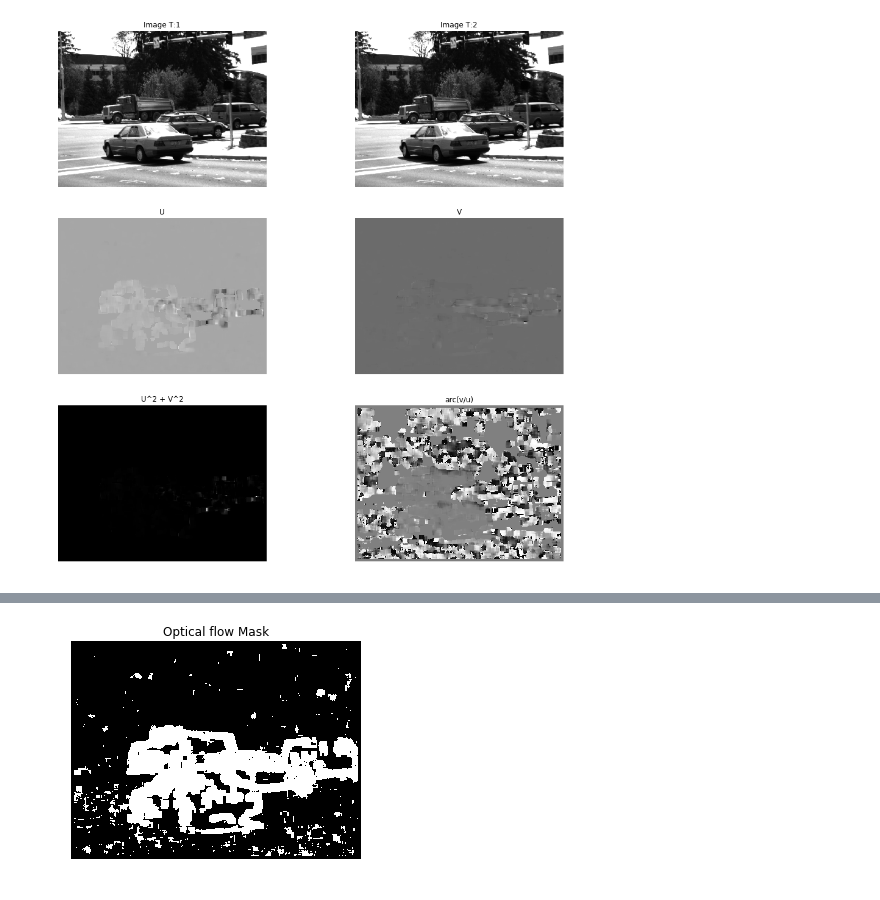
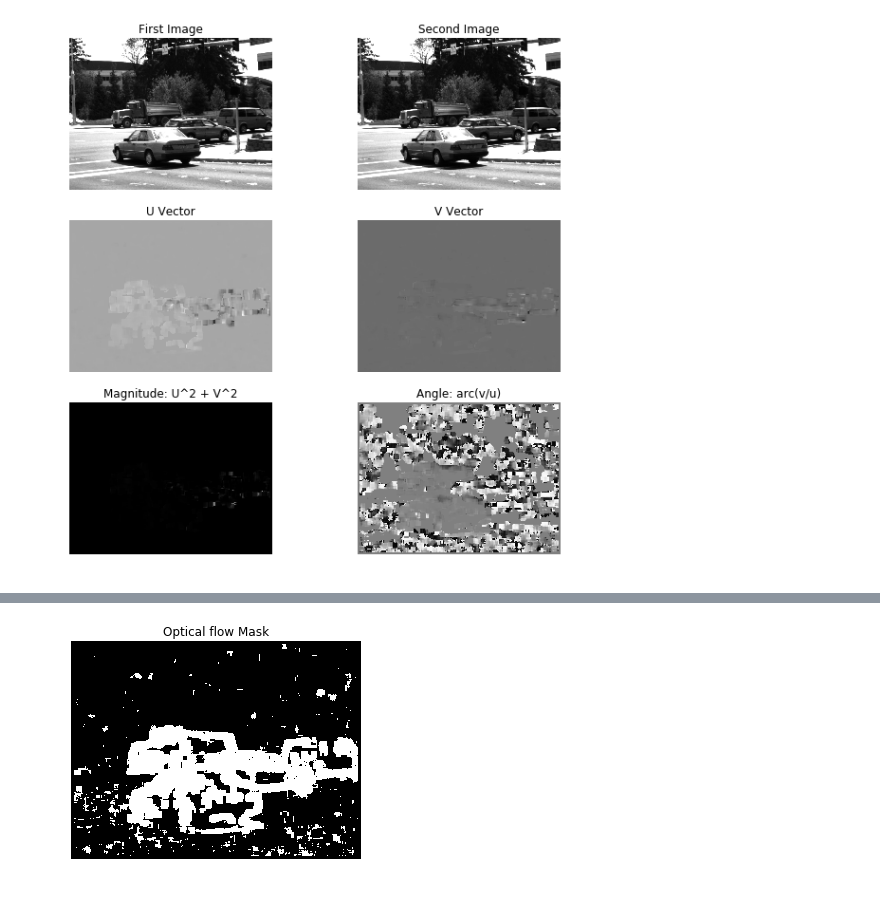
Before and after one commit to BonJovi1/Optical-Flow, a Jupyter notebook: code.ipynb, the cells around one changed output, grey strips where cells are left out. Cells and saved outputs as stored; diff of their text form; code cells hidden in the pictures.

```diff
--- a/code.ipynb
+++ b/code.ipynb
@@ -96,46 +107,46 @@ u1,v1 = optical_flow(img1g, img2g, 15)
 # %%
-def display_opticalflow_results(im1,im2,u,v,fig_size=(16,16),arrow_thres=0.02):
+def plot_vectors(im1,im2,u,v,fig_size=(10,10),arrow_thres=0.02):
 
     fig = plt.figure(figsize=fig_size)
 
     # Images
     ax = fig.add_subplot(3,2,1)
     ax.imshow(im1,cmap='gray')
-    ax.set_title("Image T:1")
+    ax.set_title("First Image")
     ax.axis('off')
 
     ax = fig.add_subplot(3,2,2)
     ax.imshow(im2,cmap='gray')
-    ax.set_title("Image T:2")
+    ax.set_title("Second Image")
     ax.axis('off')
 
     # Vectors
     ax = fig.add_subplot(3,2,3)
     ax.imshow(u,cmap='gray')
-    ax.set_title("U")
+    ax.set_title("U Vector")
     ax.axis('off')
 
     ax = fig.add_subplot(3,2,4)
     ax.imshow(v,cmap='gray')
-    ax.set_title("V")
+    ax.set_title("V Vector")
     ax.axis('off')
 
     # Magnitude
     ax = fig.add_subplot(3,2,5)
     ax.imshow(u*u + v*v,cmap='gray')
-    ax.set_title("U^2 + V^2")
+    ax.set_title("Magnitude: U^2 + V^2")
     ax.axis('off')
 
     # Angle
     ax = fig.add_subplot(3,2,6)
     ax.imshow(np.arctan2(v,u),cmap='gray')
-    ax.set_title("arc(v/u)")
+    ax.set_title("Angle: arc(v/u)")
     ax.axis('off')
 
     plt.show()
 
     return None
 # %%
-display_opticalflow_results(img1g,img2g,u1,v1)
+plot_vectors(img1g,img2g,u1,v1)
 # %% [output]
-[figure, old version]
+[figure, new version]
```
Also changed, not shown: parts of 46 cells of this notebook, 13 other files.
